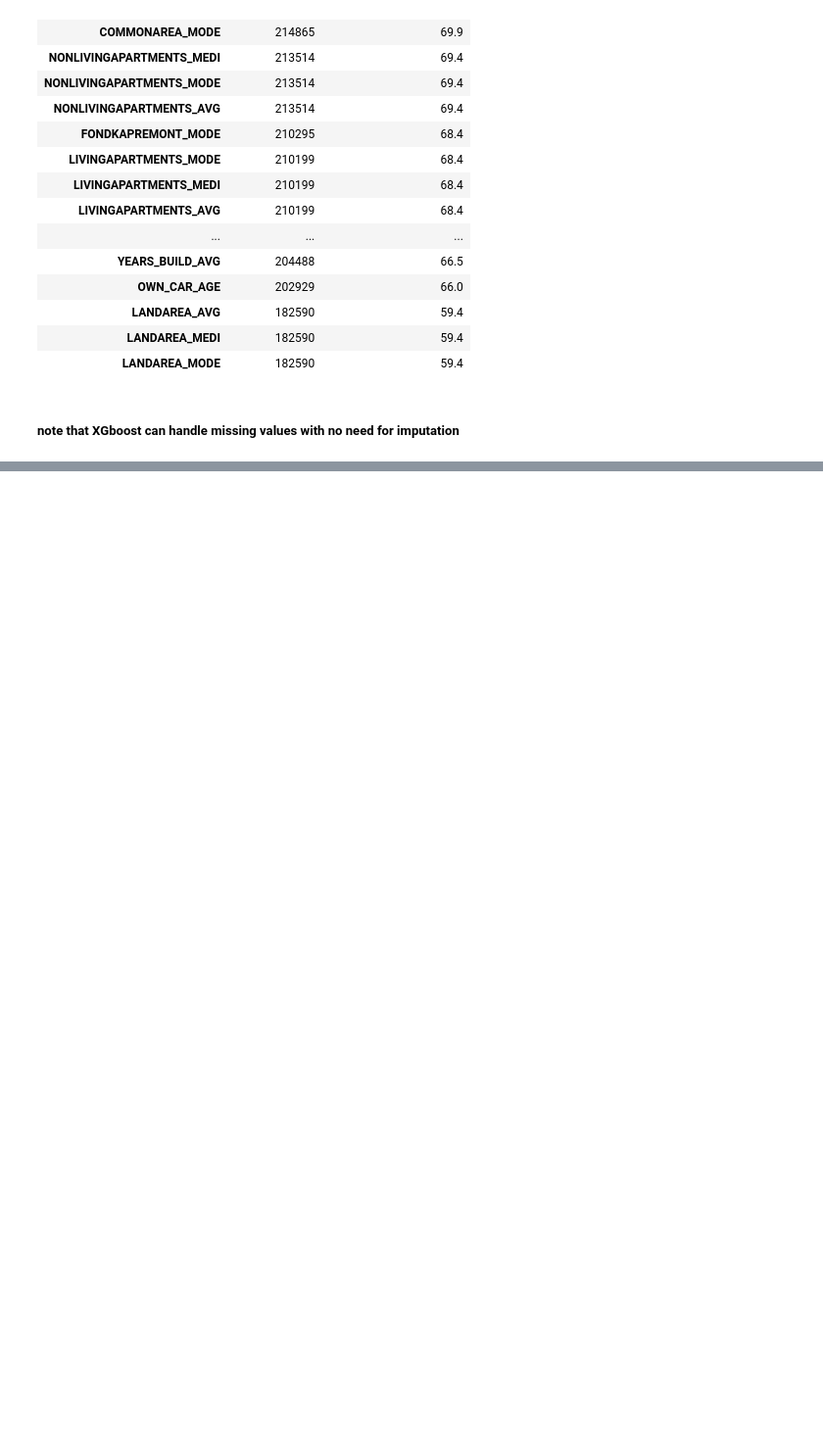
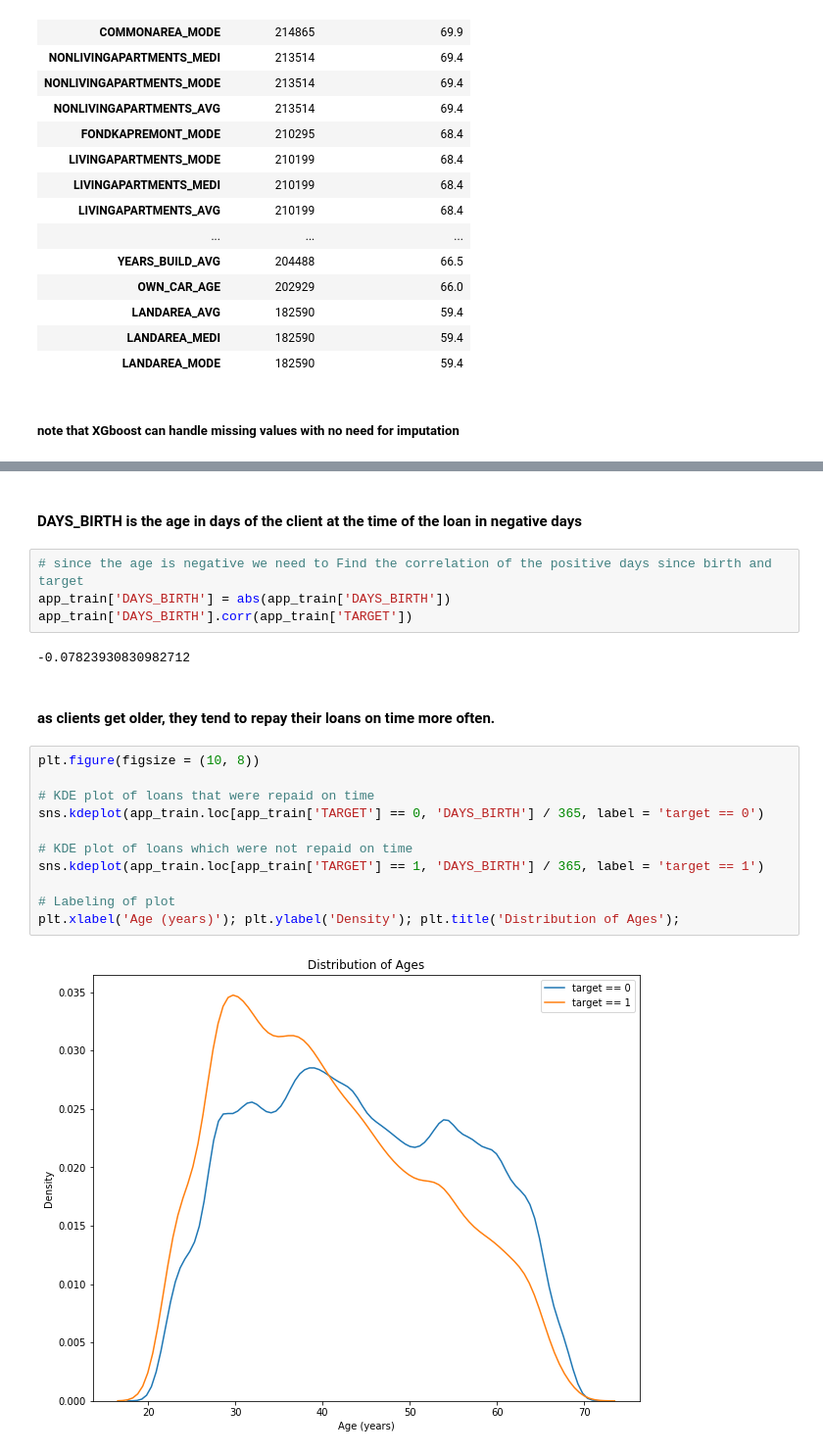
Before and after one commit to Axibord/scoring, a Jupyter notebook: model.ipynb, the cells around one changed output, grey strips where cells are left out. Shown at 98% size. Saved outputs shown, nothing was run; the diff lists cells and outputs as text; blank space fills up the shorter version.

```diff
--- a/model.ipynb
+++ b/model.ipynb
@@ -73,0 +155,23 @@ There are 67 columns that have missing values.
+# %% [markdown]
+#### DAYS_BIRTH is the age in days of the client at the time of the loan in negative days
+# %%
+# since the age is negative we need to Find the correlation of the positive days since birth and target
+app_train['DAYS_BIRTH'] = abs(app_train['DAYS_BIRTH'])
+app_train['DAYS_BIRTH'].corr(app_train['TARGET'])
+# %% [output]
+-0.07823930830982712
+# %% [markdown]
+#### as clients get older, they tend to repay their loans on time more often.
+# %%
+plt.figure(figsize = (10, 8))
+
+# KDE plot of loans that were repaid on time
+sns.kdeplot(app_train.loc[app_train['TARGET'] == 0, 'DAYS_BIRTH'] / 365, label = 'target == 0')
+
+# KDE plot of loans which were not repaid on time
+sns.kdeplot(app_train.loc[app_train['TARGET'] == 1, 'DAYS_BIRTH'] / 365, label = 'target == 1')
+
+# Labeling of plot
+plt.xlabel('Age (years)'); plt.ylabel('Density'); plt.title('Distribution of Ages');
+# %% [output]
+[figure, added]
```
Also changed, not shown: parts of 31 cells of this notebook, 2 other files.
